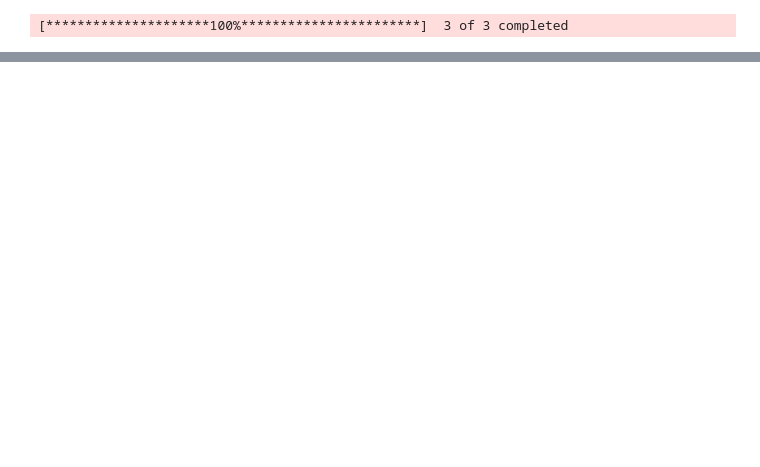
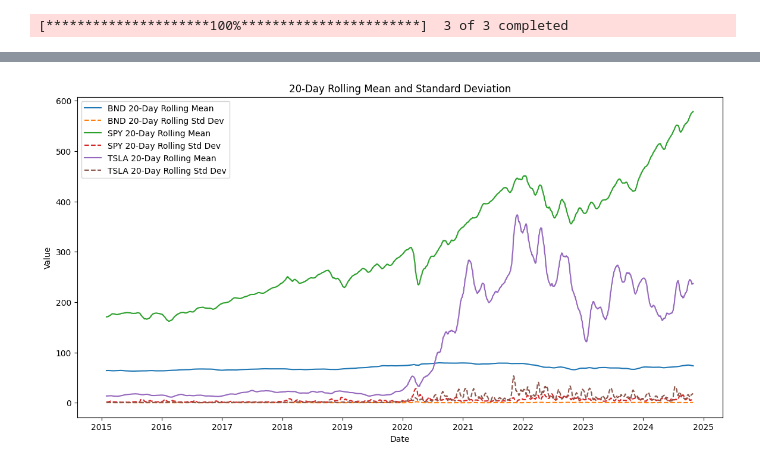
Before and after one commit to Abdulaziz7878/GMF, a Jupyter notebook: notebooks/EDA.ipynb, the cells around one changed output, grey strips where cells are left out. Cells and saved outputs as stored; diff of their text form; code cells hidden in the pictures; blank space fills up the shorter version.

```diff
--- a/notebooks/EDA.ipynb
+++ b/notebooks/EDA.ipynb
@@ -29,0 +60,4 @@ dtype: int64
+# %%
+visualize_rolling_statistics(cleaned_data, window_size=20)
+# %% [output]
+[figure, added]
```
Also changed, not shown: parts of 93 cells of this notebook.
